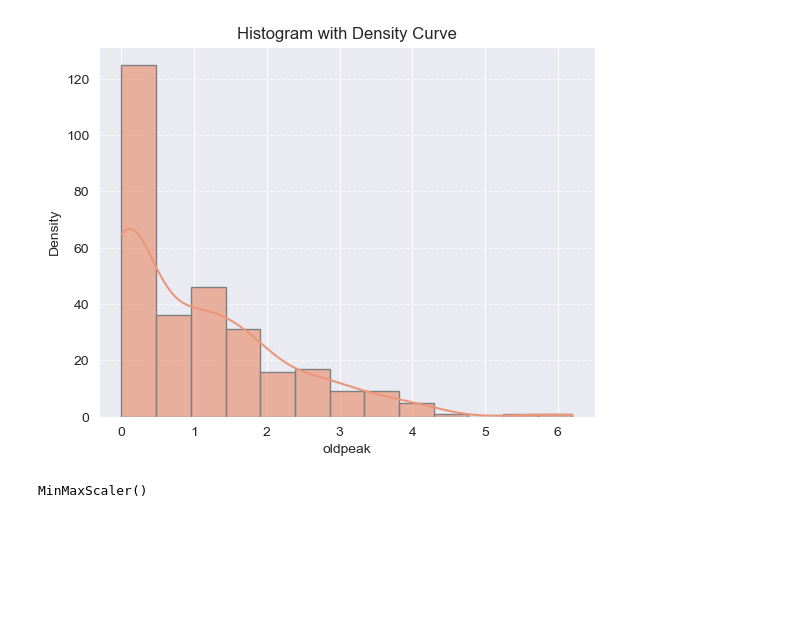
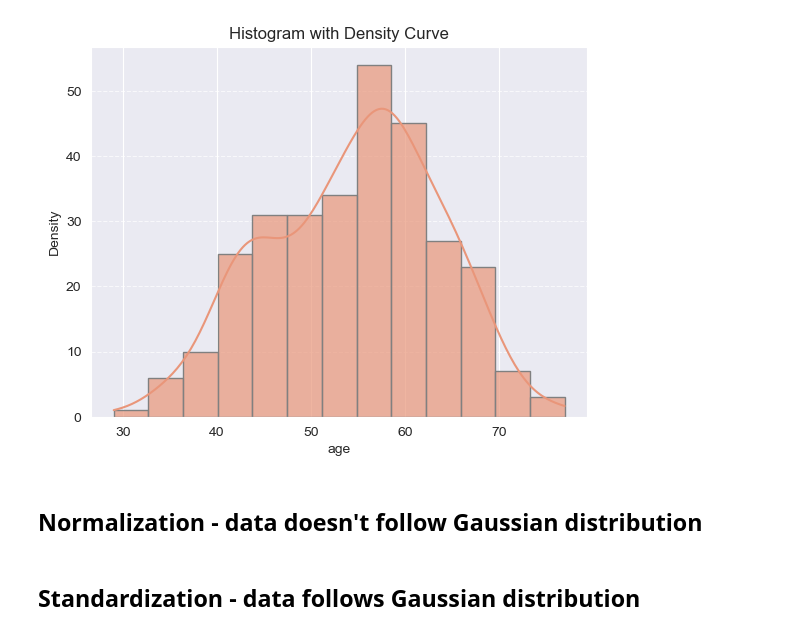
Before and after one commit to everhettoo/heart-disease-analysis, a Jupyter notebook: 3.0-preprocessing.ipynb, the cells around one changed output. Cells and saved outputs as stored; diff of their text form; code cells hidden in the pictures; blank space fills up the shorter version.

Commit message:
Added investigation and processing raw data code

```diff
--- a/3.0-preprocessing.ipynb
+++ b/3.0-preprocessing.ipynb
@@ -43,11 +41,11 @@ df.head(5)
 # %%
-key = 'oldpeak'
+# Gaussian distribution is used to analyze quantitative data: age, trestbps, chol, thalach, oldpeak
+key = 'age'
 sns.histplot(df[key], kde=True, color='darksalmon', edgecolor='grey', alpha=0.7)
-
 plt.title('Histogram with Density Curve')
 plt.xlabel(key)
 plt.ylabel('Density')
 plt.grid(axis='y', linestyle='--', alpha=0.7)
 plt.show()
 # %% [output]
-[figure, old version]
+[figure, new version]
@@ -54,6 +55,8 @@ plt.show()
+# %% [markdown]
+## Normalization - data doesn't follow Gaussian distribution
 # %%
 from sklearn.preprocessing import MinMaxScaler
 scaler = MinMaxScaler()
-print(scaler.fit(df))
+scaler.fit(X)
+normalized= scaler.transform(X)
+normalized
-# %% [output]
-MinMaxScaler()
@@ -59,0 +68,2 @@ MinMaxScaler()
+# %% [markdown]
+## Standardization - data follows Gaussian distribution
```
Also changed, not shown: parts of 12 cells of this notebook, 9 other files.
